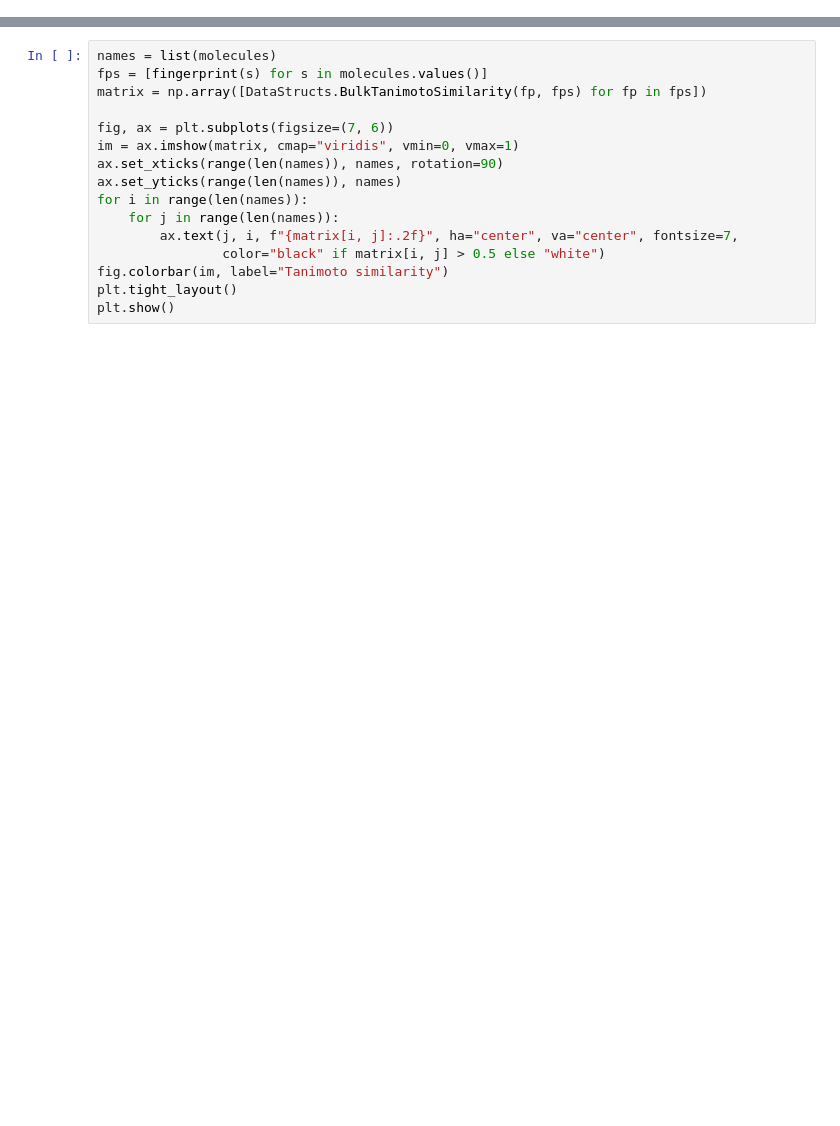
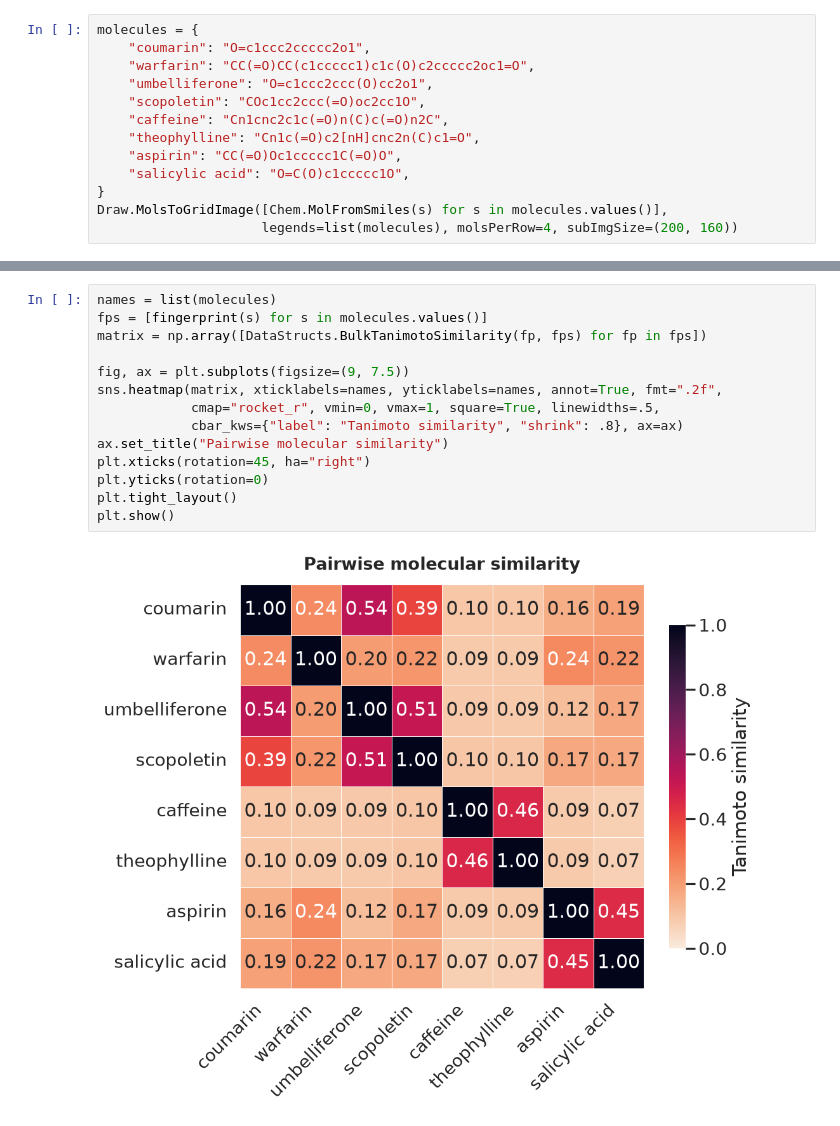
Before and after one commit to yboulaamane/comp_chem_colab, a Jupyter notebook: Tanimoto_similarity.ipynb, the cells around one changed output, grey strips where cells are left out. Saved outputs shown, nothing was run; the diff lists cells and outputs as text; blank space fills up the shorter version.

```diff
--- a/Tanimoto_similarity.ipynb
+++ b/Tanimoto_similarity.ipynb
@@ -64,0 +110,13 @@ which is much faster than a Python loop over pairs for large sets.
+# %%
+molecules = {
+    "coumarin": "O=c1ccc2ccccc2o1",
+    "warfarin": "CC(=O)CC(c1ccccc1)c1c(O)c2ccccc2oc1=O",
+    "umbelliferone": "O=c1ccc2ccc(O)cc2o1",
+    "scopoletin": "COc1cc2ccc(=O)oc2cc1O",
+    "caffeine": "Cn1cnc2c1c(=O)n(C)c(=O)n2C",
+    "theophylline": "Cn1c(=O)c2[nH]cnc2n(C)c1=O",
+    "aspirin": "CC(=O)Oc1ccccc1C(=O)O",
+    "salicylic acid": "O=C(O)c1ccccc1O",
+}
+Draw.MolsToGridImage([Chem.MolFromSmiles(s) for s in molecules.values()],
+                     legends=list(molecules), molsPerRow=4, subImgSize=(200, 160))
@@ -65,16 +125,16 @@ which is much faster than a Python loop over pairs for large sets.
 # %%
 names = list(molecules)
 fps = [fingerprint(s) for s in molecules.values()]
 matrix = np.array([DataStructs.BulkTanimotoSimilarity(fp, fps) for fp in fps])
 
-fig, ax = plt.subplots(figsize=(7, 6))
-im = ax.imshow(matrix, cmap="viridis", vmin=0, vmax=1)
-ax.set_xticks(range(len(names)), names, rotation=90)
-ax.set_yticks(range(len(names)), names)
-for i in range(len(names)):
-    for j in range(len(names)):
-        ax.text(j, i, f"{matrix[i, j]:.2f}", ha="center", va="center", fontsize=7,
-                color="black" if matrix[i, j] > 0.5 else "white")
-fig.colorbar(im, label="Tanimoto similarity")
+fig, ax = plt.subplots(figsize=(9, 7.5))
+sns.heatmap(matrix, xticklabels=names, yticklabels=names, annot=True, fmt=".2f",
+            cmap="rocket_r", vmin=0, vmax=1, square=True, linewidths=.5,
+            cbar_kws={"label": "Tanimoto similarity", "shrink": .8}, ax=ax)
+ax.set_title("Pairwise molecular similarity")
+plt.xticks(rotation=45, ha="right")
+plt.yticks(rotation=0)
 plt.tight_layout()
 plt.show()
+# %% [output]
+[figure, added]
```
Also changed, not shown: parts of 21 cells of this notebook.
